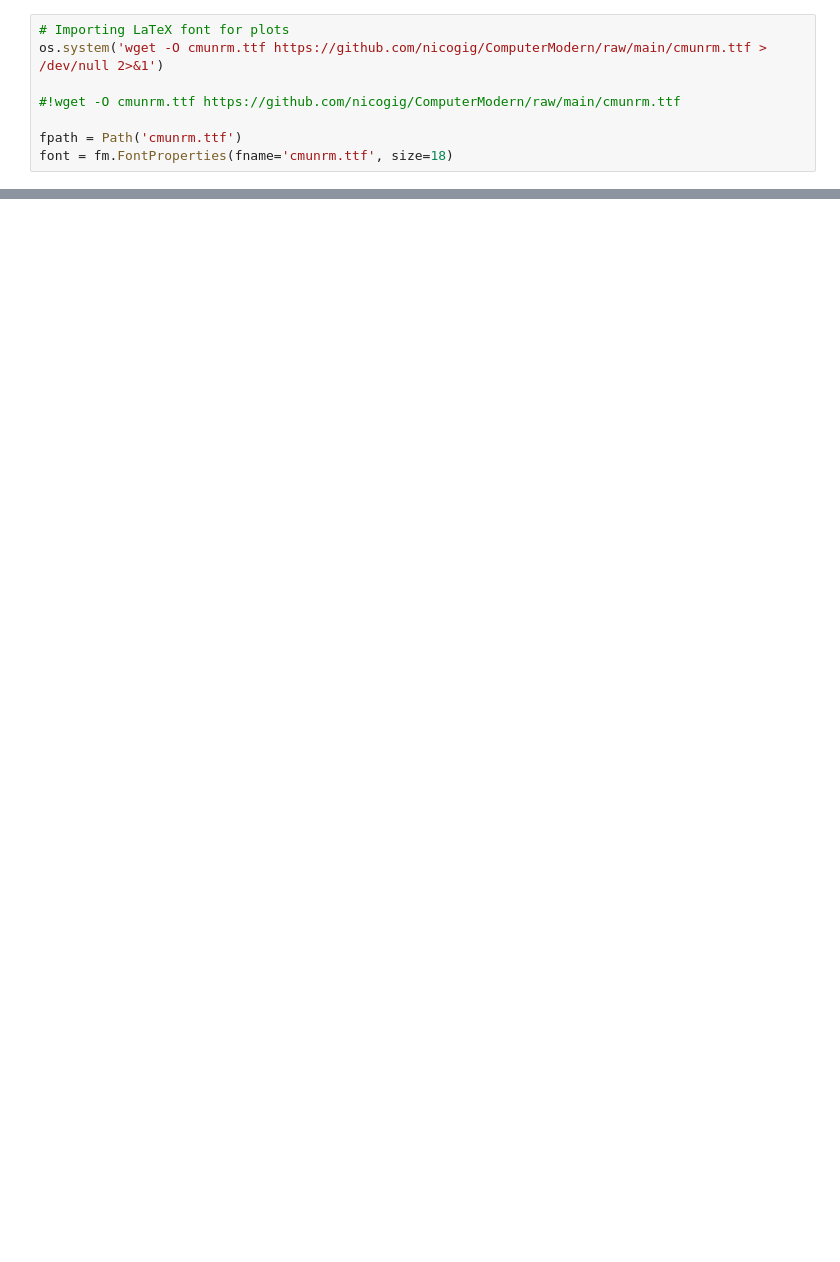
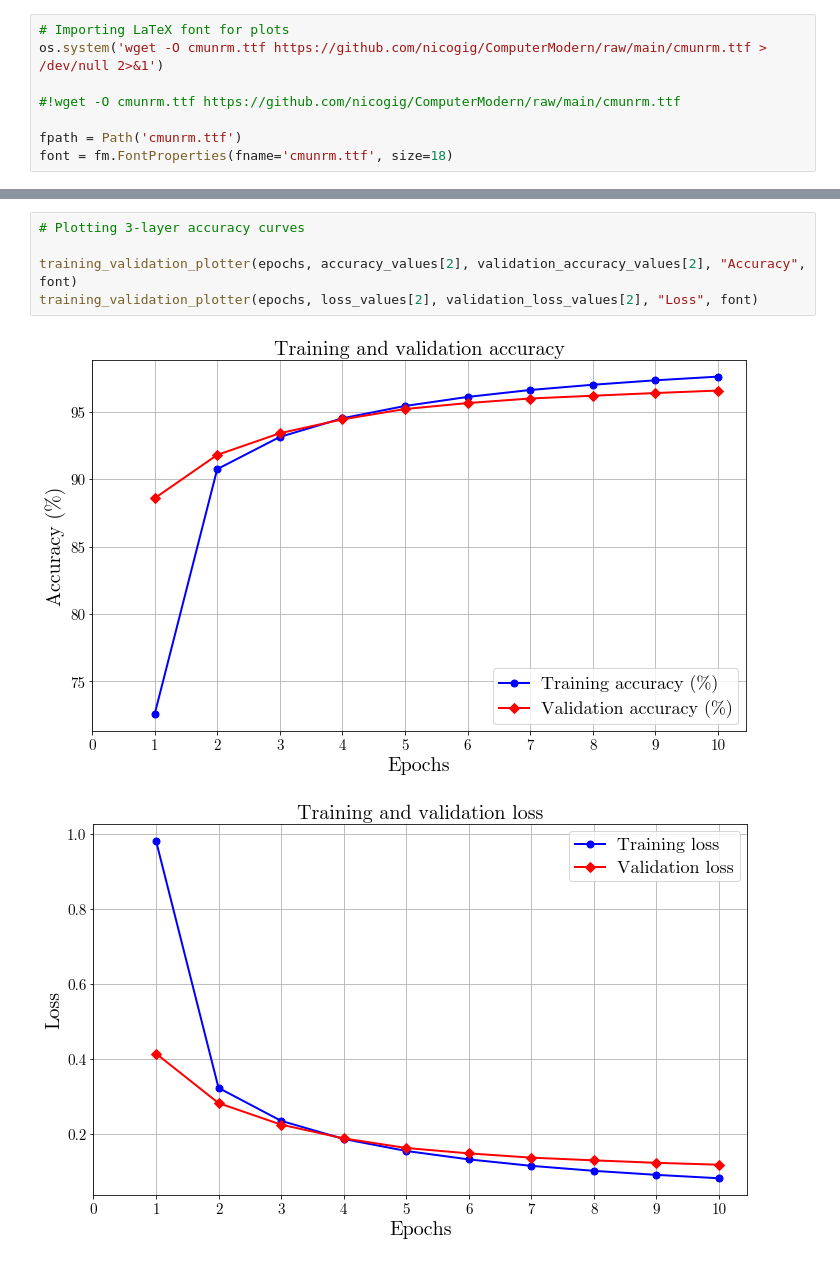
Before and after one commit to nicogig/worsecrossbars, a Jupyter notebook: TrainingValidationCurves.ipynb, the cells around one changed output, grey strips where cells are left out. Saved outputs shown, nothing was run; the diff lists cells and outputs as text; blank space fills up the shorter version.

```diff
--- a/TrainingValidationCurves.ipynb
+++ b/TrainingValidationCurves.ipynb
@@ -23,0 +49,8 @@ font = fm.FontProperties(fname='cmunrm.ttf', size=18)
+# %%
+# Plotting 3-layer accuracy curves
+
+training_validation_plotter(epochs, accuracy_values[2], validation_accuracy_values[2], "Accuracy", font)
+training_validation_plotter(epochs, loss_values[2], validation_loss_values[2], "Loss", font)
+# %% [output]
+[figure, added]
+[figure, added]
```
Also changed, not shown: parts of 6 cells of this notebook, 3 other files.
